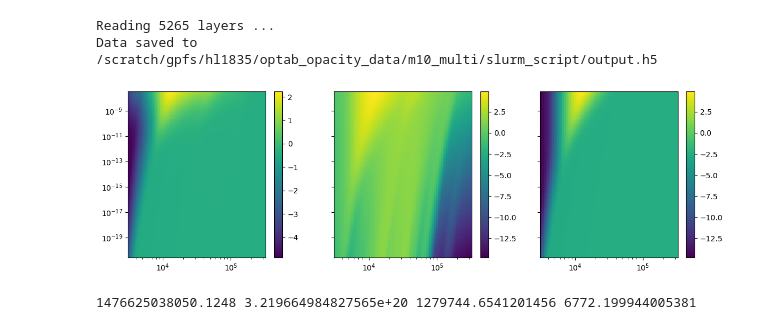
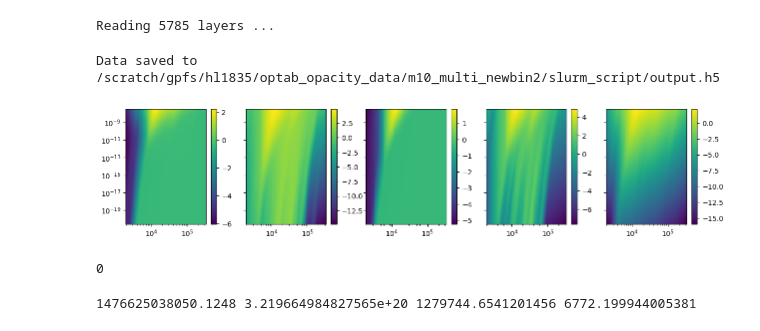
Before and after one commit to hanpu-liu/optab, a Jupyter notebook: sample/python/opac_multi_run.ipynb, the cells around one changed output. Saved outputs shown, nothing was run; the diff lists cells and outputs as text; code cells hidden in the pictures.

```diff
--- a/sample/python/opac_multi_run.ipynb
+++ b/sample/python/opac_multi_run.ipynb
@@ -1,19 +1,20 @@
 # %%
 from opac_multi import *
 
-opac("/scratch/gpfs/hl1835/optab_opacity_data/m10_multi/slurm_script", "ross", savedata=True, syms=100)
+opac("/scratch/gpfs/hl1835/optab_opacity_data/m10_multi_newbin2/slurm_script", "ross", savedata=True, syms=100)
 # %% [output]
-Reading 5265 layers ...
-Data saved to /scratch/gpfs/hl1835/optab_opacity_data/m10_multi/slurm_script/output.h5
+Reading 5785 layers ...
+Data saved to /scratch/gpfs/hl1835/optab_opacity_data/m10_multi_newbin2/slurm_script/output.h5
 # %%
 # after saving the h5 data, interpolate it
 import numpy as np
+from matplotlib import pyplot as plt
 import h5py
 from scipy.interpolate import interp1d
 from astropy import units as u
 from astropy import constants as cn
 
-workdir = "/scratch/gpfs/hl1835/optab_opacity_data/m10_multi/slurm_script/"
+workdir = "/scratch/gpfs/hl1835/optab_opacity_data/m10_multi_newbin2/slurm_script/"
 file = workdir + "output.h5"
 with h5py.File(file, "r") as f:
     temp = f["temp"][:]
@@ -21,31 +22,52 @@ with h5py.File(file, "r") as f:
     logkappa_r = f["logkappa_r"][:] # dimension: (temp, rho)
     logkappa_p = f["logkappa_p"][:] # dimension: (temp, rho)
     logkappa_s = f["logkappa_s"][:] # dimension: (temp, rho)
-    logkappa_e = f[""]
+    logkappa_e = f["logkappa_e"][:] # dimension: (temp, rho)
+    logkappa_a = f["logkappa_a"][:] # dimension: (temp, rho)
 
-ntemp, npre, nfreq = 81, 65, 105  # from the temperature grid design, see work/FastChem-lnk_interpolate_dev/input/prep_FastChem.dat
+ntemp, npre, nfreq = 81, 65, 148  # from the temperature grid design, see work/FastChem-lnk_interpolate_dev/input/prep_FastChem.dat
 t_arr = temp[::npre]
 rho_arr = np.logspace(-20.5,-7.5,131)
 logkappa_r_interp = np.zeros((len(t_arr), len(rho_arr), nfreq))
 logkappa_p_interp = np.zeros((len(t_arr), len(rho_arr), nfreq))
 logkappa_s_interp = np.zeros((len(t_arr), len(rho_arr), nfreq))
+logkappa_e_interp = np.zeros((len(t_arr), len(rho_arr), nfreq))
+logkappa_a_interp = np.zeros((len(t_arr), len(rho_arr), nfreq))
 for i, t in enumerate(t_arr):
     for j in range(nfreq):
         logkappa_r_interp[i,:,j] = np.interp(np.log10(rho_arr), np.log10(rho[i*npre:(i+1)*npre]), logkappa_r[i*npre:(i+1)*npre,j])
         logkappa_p_interp[i,:,j] = np.interp(np.log10(rho_arr), np.log10(rho[i*npre:(i+1)*npre]), logkappa_p[i*npre:(i+1)*npre,j])
         logkappa_s_interp[i,:,j] = np.interp(np.log10(rho_arr), np.log10(rho[i*npre:(i+1)*npre]), logkappa_s[i*npre:(i+1)*npre,j])
+        logkappa_e_interp[i,:,j] = np.interp(np.log10(rho_arr), np.log10(rho[i*npre:(i+1)*npre]), logkappa_e[i*npre:(i+1)*npre,j])
+        logkappa_a_interp[i,:,j] = np.interp(np.log10(rho_arr), np.log10(rho[i*npre:(i+1)*npre]), logkappa_a[i*npre:(i+1)*npre,j])
 # %%
-fig, ax = plt.subplots(1,3, figsize=(14,4), sharex=True, sharey=True)
-freq_idx = 104
+# %matplotlib widget
+fig, ax = plt.subplots(1,5, figsize=(15,3), sharex=True, sharey=True)
+freq_idx = 147
 pmesh0 = ax[0].pcolormesh(t_arr, rho_arr, logkappa_r_interp[:,:,freq_idx].T)
 pmesh1 = ax[1].pcolormesh(t_arr, rho_arr, logkappa_p_interp[:,:,freq_idx].T)
 pmesh2 = ax[2].pcolormesh(t_arr, rho_arr, logkappa_s_interp[:,:,freq_idx].T)
+pmesh3 = ax[3].pcolormesh(t_arr, rho_arr, logkappa_e_interp[:,:,freq_idx].T)
+pmesh4 = ax[4].pcolormesh(t_arr, rho_arr, logkappa_a_interp[:,:,freq_idx].T)
 ax[0].set_xscale("log")
 ax[0].set_yscale("log")
 cbar0 = fig.colorbar(pmesh0, ax=ax[0])
 cbar1 = fig.colorbar(pmesh1, ax=ax[1])
-cbar2 = fig.colorbar(pmesh1, ax=ax[2])
+cbar2 = fig.colorbar(pmesh2, ax=ax[2])
+cbar3 = fig.colorbar(pmesh3, ax=ax[3])
+cbar4 = fig.colorbar(pmesh4, ax=ax[4])
 # %% [output]
-[figure, old version]
+[figure, new version]
+# %%
+# fix NaN at lowest T and highest freq: extrapolate using the same density at higher T
+print(np.isnan(logkappa_a_interp).sum())
+if np.isnan(logkappa_r_interp[0,-1,-2]):
+    logkappa_r_interp[0,:,-2] = 2*logkappa_r_interp[1,:,-2] - logkappa_r_interp[2,:,-2]
+    logkappa_p_interp[0,:,-2] = 2*logkappa_p_interp[1,:,-2] - logkappa_p_interp[2,:,-2]
+    logkappa_s_interp[0,:,-2] = 2*logkappa_s_interp[1,:,-2] - logkappa_s_interp[2,:,-2]
+    logkappa_e_interp[0,:,-2] = 2*logkappa_e_interp[1,:,-2] - logkappa_e_interp[2,:,-2]
+    logkappa_a_interp[0,:,-2] = 2*logkappa_a_interp[1,:,-2] - logkappa_a_interp[2,:,-2]
+# %% [output]
+0
 # %%
 # save the interpolated data
```
Also changed, not shown: parts of 4 cells of this notebook, 4 other files.
